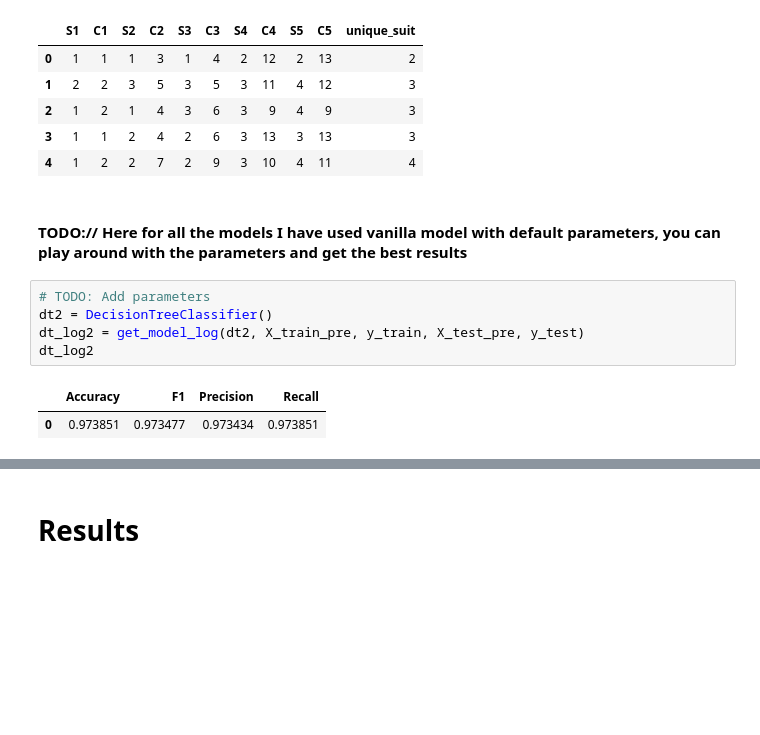
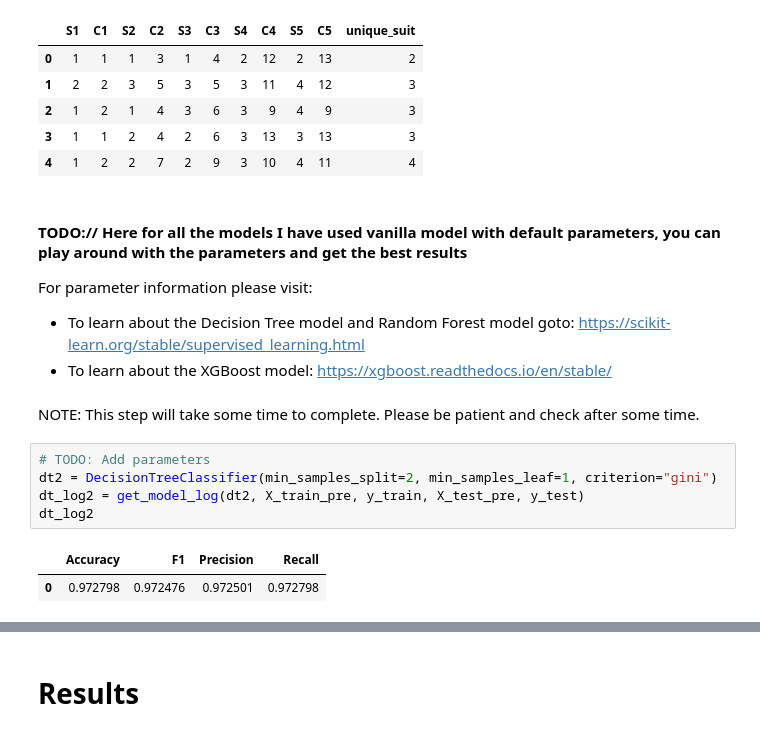
Before and after one commit to bhaskar-debug/poker, a Jupyter notebook: poker-hand-classification.ipynb, the cells around one changed output, grey strips where cells are left out. Drawn from its saved outputs; the diff is of its cells as text; blank space fills up the shorter version.

```diff
--- a/poker-hand-classification.ipynb
+++ b/poker-hand-classification.ipynb
@@ -434,12 +441,19 @@ X_test_pre.head(5)
 | 4 | 1 | 2 | 2 | 7 | 2 | 9 | 3 | 10 | 4 | 11 | 4 |
 # %% [markdown]
 #### TODO:// Here for all the models I have used vanilla model with default parameters, you can play around with the parameters and get the best results
+
+For parameter information please visit:
+
+- To learn about the Decision Tree model and Random Forest model goto: https://scikit-learn.org/stable/supervised_learning.html
+- To learn about the XGBoost model: https://xgboost.readthedocs.io/en/stable/
+# %% [markdown]
+NOTE: This step will take some time to complete. Please be patient and check after some time.
 # %%
 # TODO: Add parameters
-dt2 = DecisionTreeClassifier()
+dt2 = DecisionTreeClassifier(min_samples_split=2, min_samples_leaf=1, criterion="gini")
 dt_log2 = get_model_log(dt2, X_train_pre, y_train, X_test_pre, y_test)
 dt_log2
 # %% [output]
 |  | Accuracy | F1 | Precision | Recall |
-| 0 | 0.973851 | 0.973477 | 0.973434 | 0.973851 |
+| 0 | 0.972798 | 0.972476 | 0.972501 | 0.972798 |
 # %%
```
Also changed, not shown: parts of 13 cells of this notebook, 2 other files.
